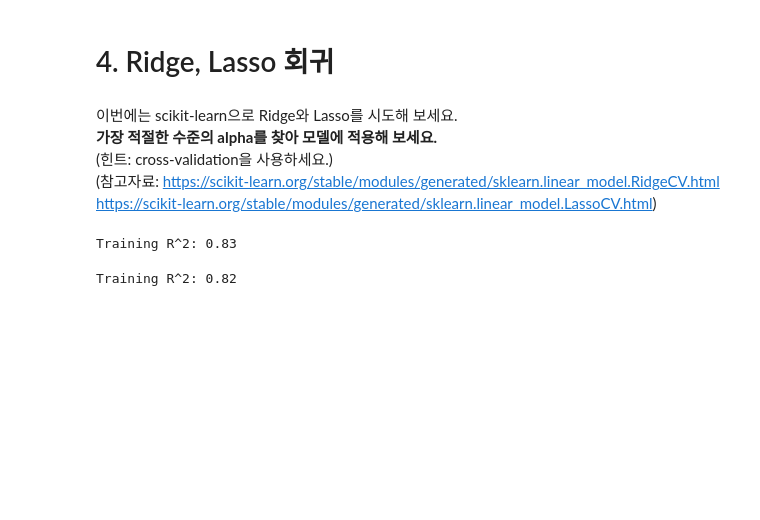
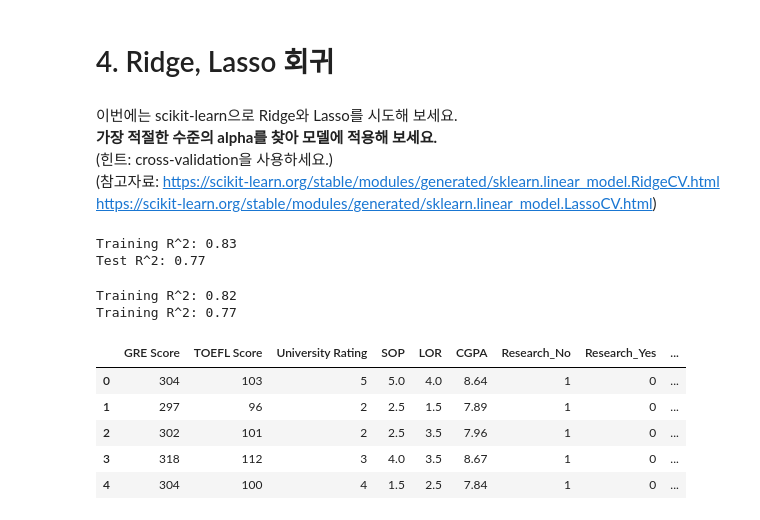
Before and after one commit to dannyboy0103/YBIGTA, a Jupyter notebook: 20기_컴퓨터과학과_김동현.ipynb, the cells around one changed output. Cells and saved outputs as stored; diff of their text form; code cells hidden in the pictures; blank space fills up the shorter version.

```diff
--- a/20기_컴퓨터과학과_김동현.ipynb
+++ b/20기_컴퓨터과학과_김동현.ipynb
@@ -317,9 +317,12 @@ ridge = RidgeCV()
 ridge.fit(X_train, y_train)
 # 3. train 세트와 test 세트에서의 성능을 확인합니다. (이 경우 결정계수 R^2)
 ## TODO
+y_pred_ridge = ridge.predict(X_test)
 print("Training R^2: %.2f" % ridge.score(X_train, y_train))
+print("Test R^2: %.2f" % r2_score(y_test, y_pred_ridge))
 # %% [output]
 Training R^2: 0.83
+Test R^2: 0.77
 # %%
 from sklearn.linear_model import LassoCV
 
@@ -331,6 +334,20 @@ lasso = LassoCV()
 lasso.fit(X_train, y_train)
 # 3. train 세트와 test 세트에서의 성능을 확인합니다. (이 경우 결정계수 R^2)
 ## TODO
+y_pred_lasso = lasso.predict(X_test)
 print("Training R^2: %.2f" % lasso.score(X_train, y_train))
+print("Training R^2: %.2f" % r2_score(y_test, y_pred_lasso))
 # %% [output]
 Training R^2: 0.82
+Training R^2: 0.77
+# %%
+y_test = lasso.predict(test_dum)
+test_dum["Chance of Admit"] = y_test
+test_dum.head()
+# %% [output]
+|  | GRE Score | TOEFL Score | University Rating | SOP | LOR | CGPA | Research_No | Research_Yes | ... |
+| 0 | 304 | 103 | 5 | 5.0 | 4.0 | 8.64 | 1 | 0 | ... |
+| 1 | 297 | 96 | 2 | 2.5 | 1.5 | 7.89 | 1 | 0 | ... |
+| 2 | 302 | 101 | 2 | 2.5 | 3.5 | 7.96 | 1 | 0 | ... |
+| 3 | 318 | 112 | 3 | 4.0 | 3.5 | 8.67 | 1 | 0 | ... |
+| 4 | 304 | 100 | 4 | 1.5 | 2.5 | 7.84 | 1 | 0 | ... |
```
Also changed, not shown: parts of 6 cells of this notebook, 2 other files.
